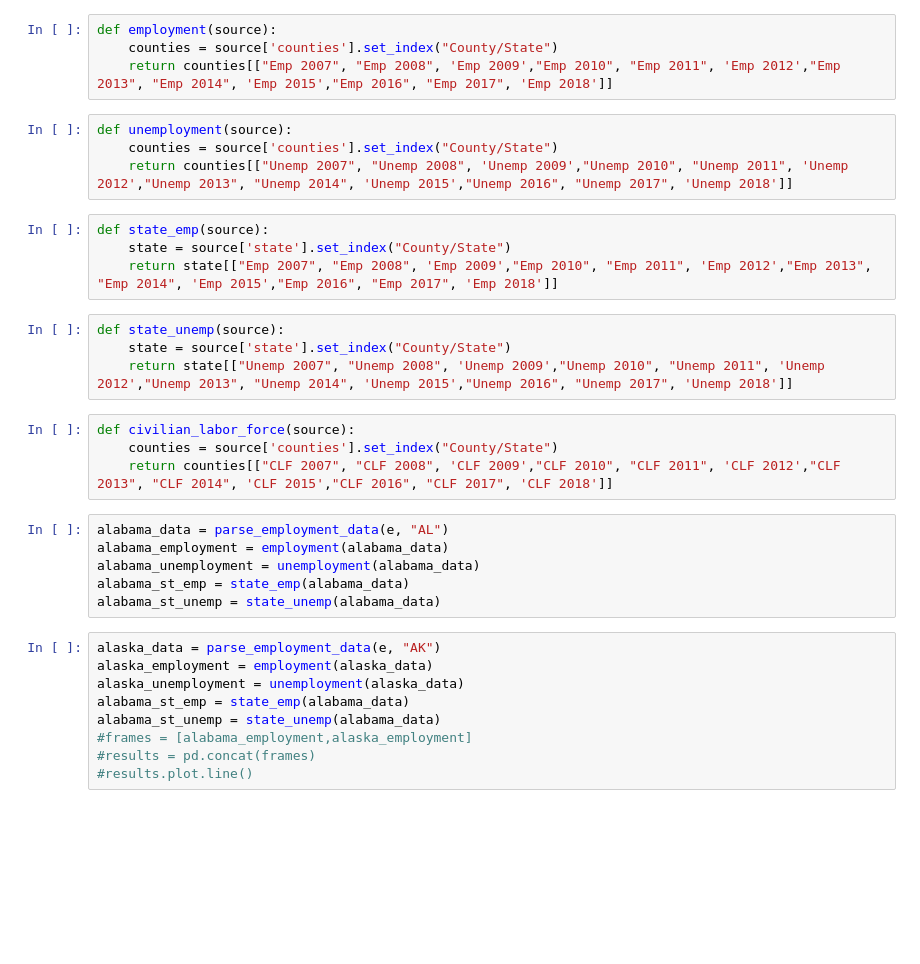
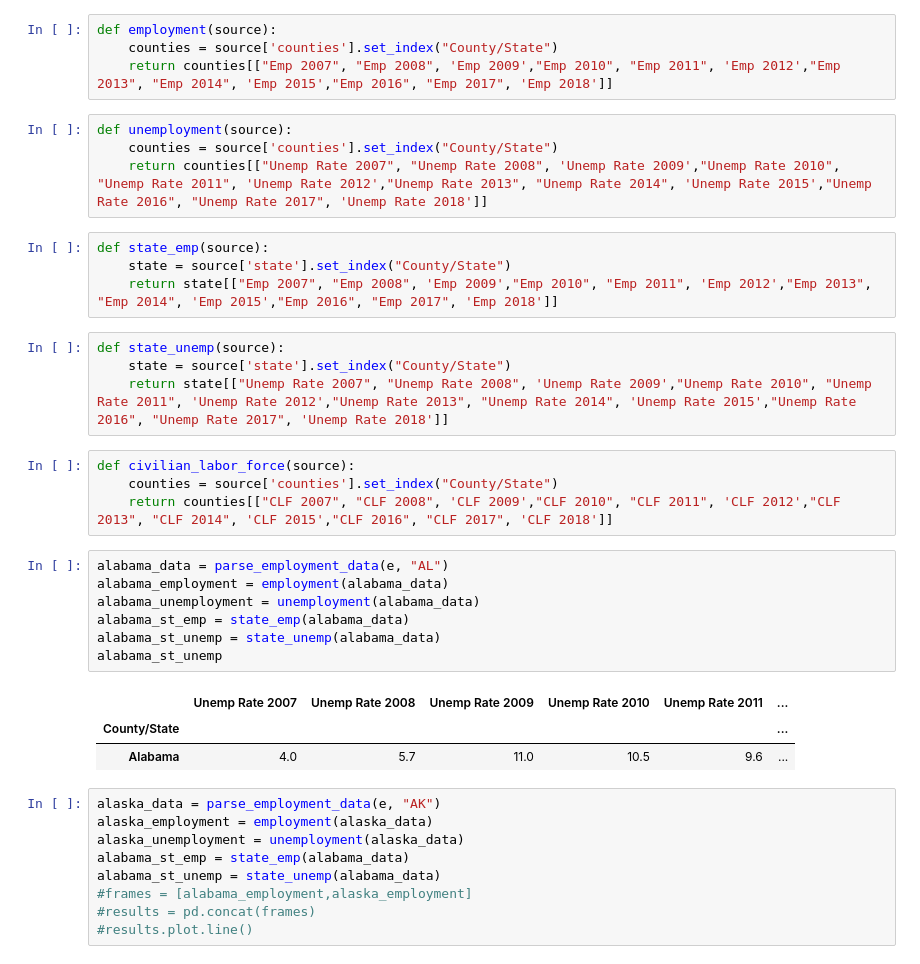
Before and after one commit to shawn-cavalieri/panic_at_the_desktop_project_1, a Jupyter notebook: jack_harvey.ipynb, the cells around one changed output. Drawn from its saved outputs; the diff is of its cells as text; blank space fills up the shorter version.

```diff
--- a/jack_harvey.ipynb
+++ b/jack_harvey.ipynb
@@ -57,7 +57,7 @@ def employment(source):
 # %%
 def unemployment(source):
     counties = source['counties'].set_index("County/State")
-    return counties[["Unemp 2007", "Unemp 2008", 'Unemp 2009',"Unemp 2010", "Unemp 2011", 'Unemp 2012',"Unemp 2013", "Unemp 2014", 'Unemp 2015',"Unemp 2016", "Unemp 2017", 'Unemp 2018']]
+    return counties[["Unemp Rate 2007", "Unemp Rate 2008", 'Unemp Rate 2009',"Unemp Rate 2010", "Unemp Rate 2011", 'Unemp Rate 2012',"Unemp Rate 2013", "Unemp Rate 2014", 'Unemp Rate 2015',"Unemp Rate 2016", "Unemp Rate 2017", 'Unemp Rate 2018']]
 # %%
 def state_emp(source):
     state = source['state'].set_index("County/State")
@@ -65,7 +65,7 @@ def state_emp(source):
 # %%
 def state_unemp(source):
     state = source['state'].set_index("County/State")
-    return state[["Unemp 2007", "Unemp 2008", 'Unemp 2009',"Unemp 2010", "Unemp 2011", 'Unemp 2012',"Unemp 2013", "Unemp 2014", 'Unemp 2015',"Unemp 2016", "Unemp 2017", 'Unemp 2018']]
+    return state[["Unemp Rate 2007", "Unemp Rate 2008", 'Unemp Rate 2009',"Unemp Rate 2010", "Unemp Rate 2011", 'Unemp Rate 2012',"Unemp Rate 2013", "Unemp Rate 2014", 'Unemp Rate 2015',"Unemp Rate 2016", "Unemp Rate 2017", 'Unemp Rate 2018']]
 # %%
 def civilian_labor_force(source):
     counties = source['counties'].set_index("County/State")
@@ -73,9 +73,14 @@ def civilian_labor_force(source):
 # %%
 alabama_data = parse_employment_data(e, "AL")
 alabama_employment = employment(alabama_data)
 alabama_unemployment = unemployment(alabama_data)
 alabama_st_emp = state_emp(alabama_data)
 alabama_st_unemp = state_unemp(alabama_data)
+alabama_st_unemp
+# %% [output]
+|  | Unemp Rate 2007 | Unemp Rate 2008 | Unemp Rate 2009 | Unemp Rate 2010 | Unemp Rate 2011 | ... |
+| County/State |  |  |  |  |  | ... |
+| Alabama | 4.0 | 5.7 | 11.0 | 10.5 | 9.6 | ... |
 # %%
 alaska_data = parse_employment_data(e, "AK")
 alaska_employment = employment(alaska_data)
```
Also changed, not shown: parts of 1 cell of this notebook.
